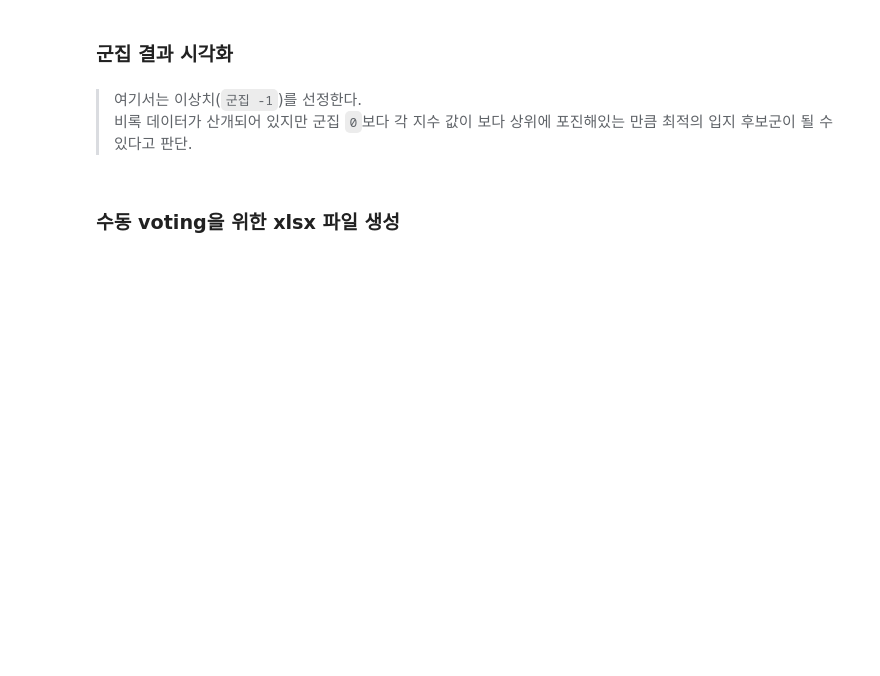
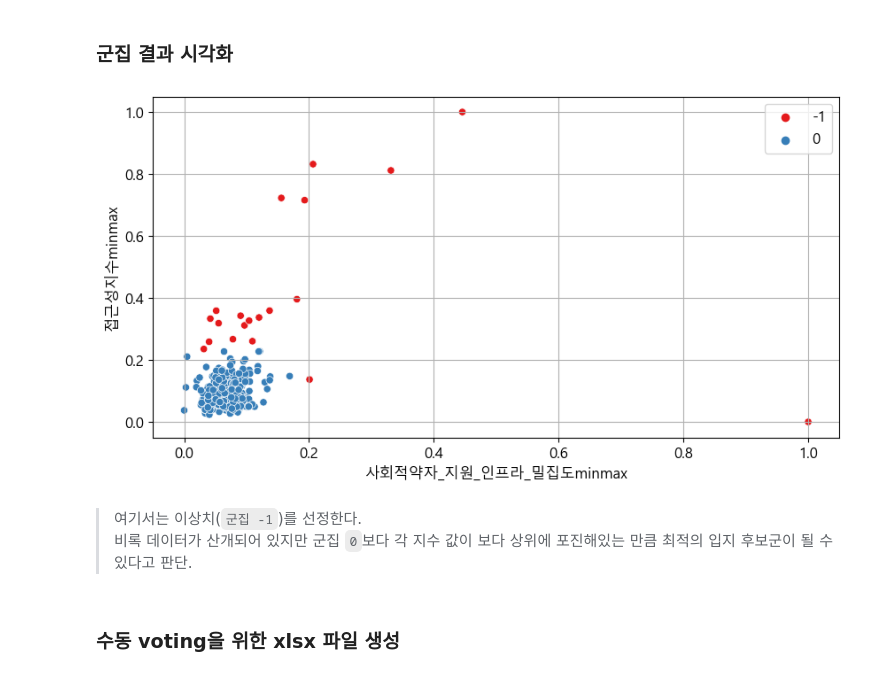
Before and after one commit to jaekim3220/finalproject, a Jupyter notebook: !서울시행정동분석/데이터분석(3-1.dbscan)_dbscan.ipynb, the cells around one changed output. Drawn from its saved outputs; the diff is of its cells as text; code cells hidden in the pictures; blank space fills up the shorter version.

```diff
--- a/!서울시행정동분석/데이터분석(3-1.dbscan)_dbscan.ipynb
+++ b/!서울시행정동분석/데이터분석(3-1.dbscan)_dbscan.ipynb
@@ -318,10 +639,12 @@ origin8
 ### 군집 결과 시각화
 # %%
 plt.figure(figsize=(10,5))
-sb.scatterplot(data=origin8,x='사회적약자_지원_인프라_밀집도minmaxminmax',y='접근성지수minmax',hue=cluster_label5,palette='Set1')
+sb.scatterplot(data=origin8,x='사회적약자_지원_인프라_밀집도minmax',y='접근성지수minmax',hue=cluster_label5,palette='Set1')
 plt.grid()
 plt.show()
 plt.close()
+# %% [output]
+[figure, added]
 # %% [markdown]
 > 여기서는 이상치(`군집 -1`)를  선정한다. <br/> 비록 데이터가 산개되어 있지만 군집 `0`보다 각 지수 값이 보다 상위에 포진해있는 만큼 최적의 입지 후보군이 될 수 있다고 판단.
 # %% [markdown]
```
Also changed, not shown: parts of 53 cells of this notebook, 3 other files.
